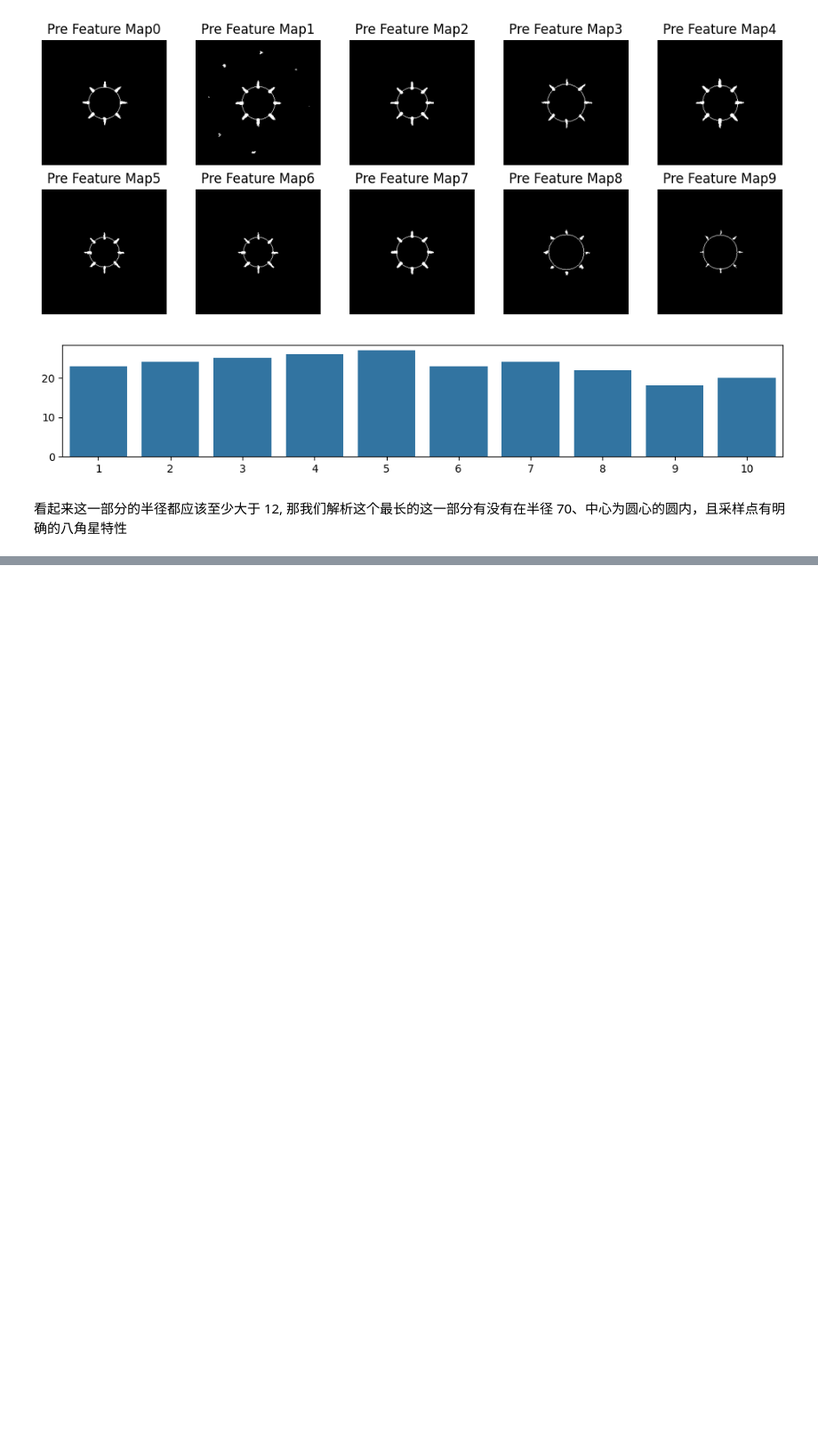
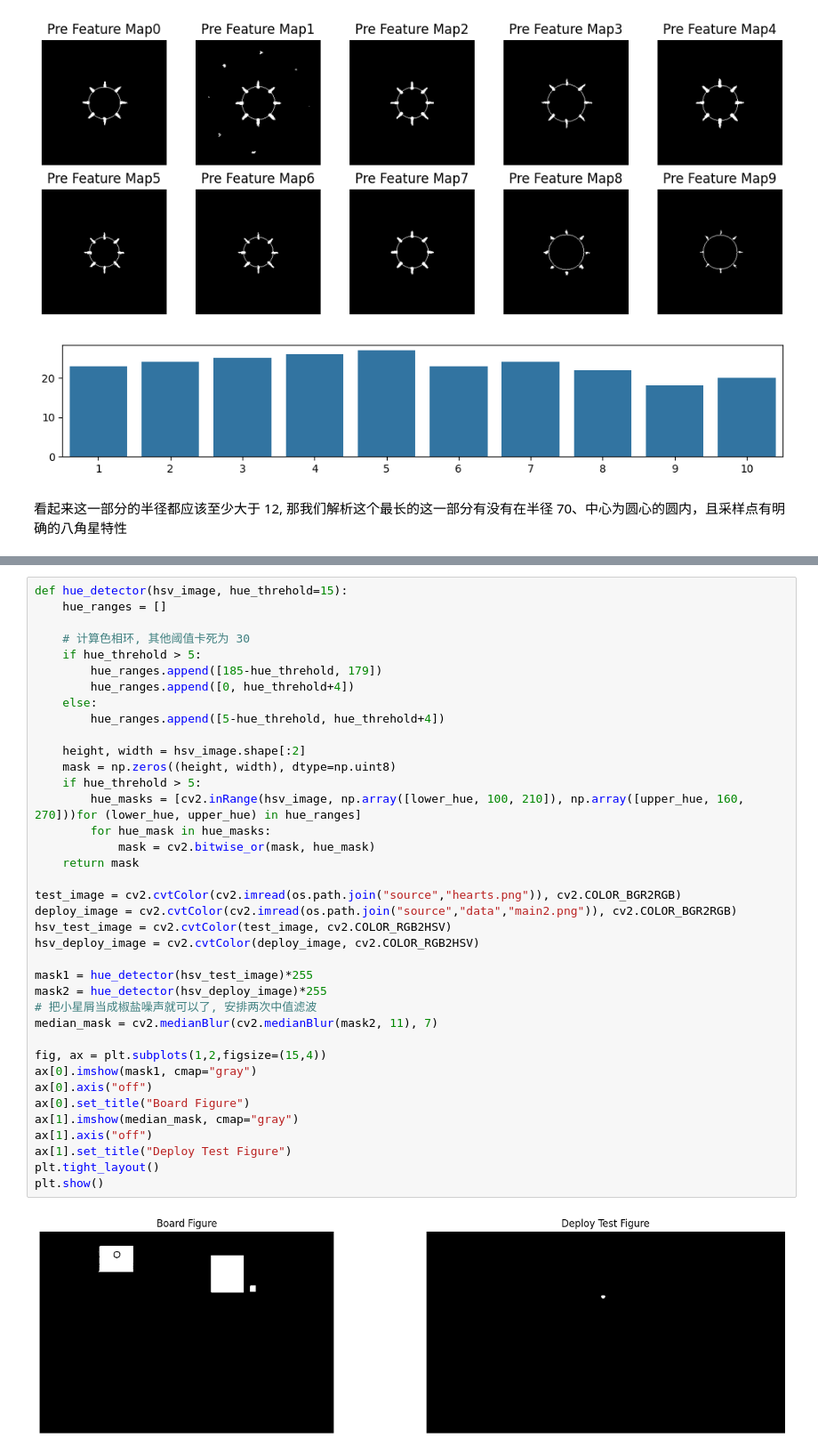
Before and after one commit to hhhhc-da/sky-auto-collect, a Jupyter notebook: heart/heart-image.ipynb, the cells around one changed output, grey strips where cells are left out. Shown at 89% size. Drawn from its saved outputs; the diff is of its cells as text; blank space fills up the shorter version.

```diff
--- a/heart/heart-image.ipynb
+++ b/heart/heart-image.ipynb
@@ -660,0 +955,40 @@ plt.show()
+# %%
+def hue_detector(hsv_image, hue_threhold=15):
+    hue_ranges = []
+
+    # 计算色相环, 其他阈值卡死为 30
+    if hue_threhold > 5:
+        hue_ranges.append([185-hue_threhold, 179])
+        hue_ranges.append([0, hue_threhold+4])
+    else:
+        hue_ranges.append([5-hue_threhold, hue_threhold+4])
+
+    height, width = hsv_image.shape[:2]
+    mask = np.zeros((height, width), dtype=np.uint8)
+    if hue_threhold > 5:
+        hue_masks = [cv2.inRange(hsv_image, np.array([lower_hue, 100, 210]), np.array([upper_hue, 160, 270]))for (lower_hue, upper_hue) in hue_ranges]
+        for hue_mask in hue_masks:
+            mask = cv2.bitwise_or(mask, hue_mask)
+    return mask
+
+test_image = cv2.cvtColor(cv2.imread(os.path.join("source","hearts.png")), cv2.COLOR_BGR2RGB)
+deploy_image = cv2.cvtColor(cv2.imread(os.path.join("source","data","main2.png")), cv2.COLOR_BGR2RGB)
+hsv_test_image = cv2.cvtColor(test_image, cv2.COLOR_RGB2HSV)
+hsv_deploy_image = cv2.cvtColor(deploy_image, cv2.COLOR_RGB2HSV)
+
+mask1 = hue_detector(hsv_test_image)*255
+mask2 = hue_detector(hsv_deploy_image)*255
+# 把小星屑当成椒盐噪声就可以了, 安排两次中值滤波
+median_mask = cv2.medianBlur(cv2.medianBlur(mask2, 11), 7)
+
+fig, ax = plt.subplots(1,2,figsize=(15,4))
+ax[0].imshow(mask1, cmap="gray")
+ax[0].axis("off")
+ax[0].set_title("Board Figure")
+ax[1].imshow(median_mask, cmap="gray")
+ax[1].axis("off")
+ax[1].set_title("Deploy Test Figure")
+plt.tight_layout()
+plt.show()
+# %% [output]
+[figure, added]
```
Also changed, not shown: parts of 13 cells of this notebook, 4 other files.
